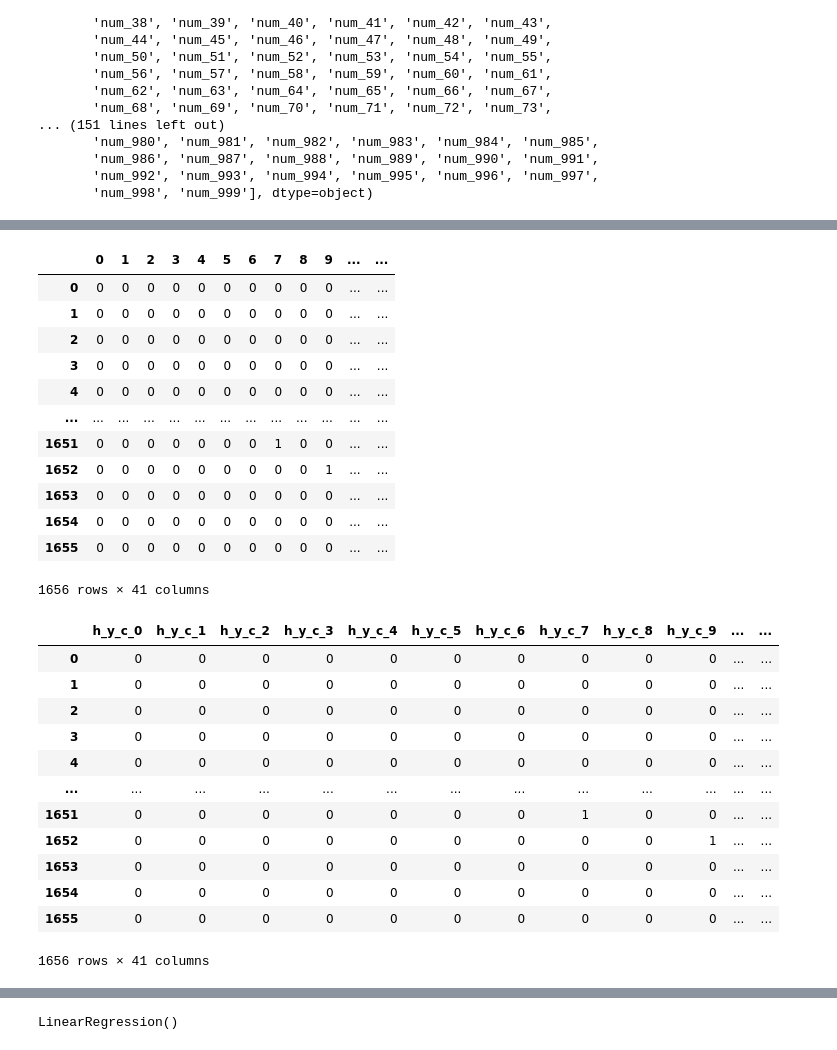
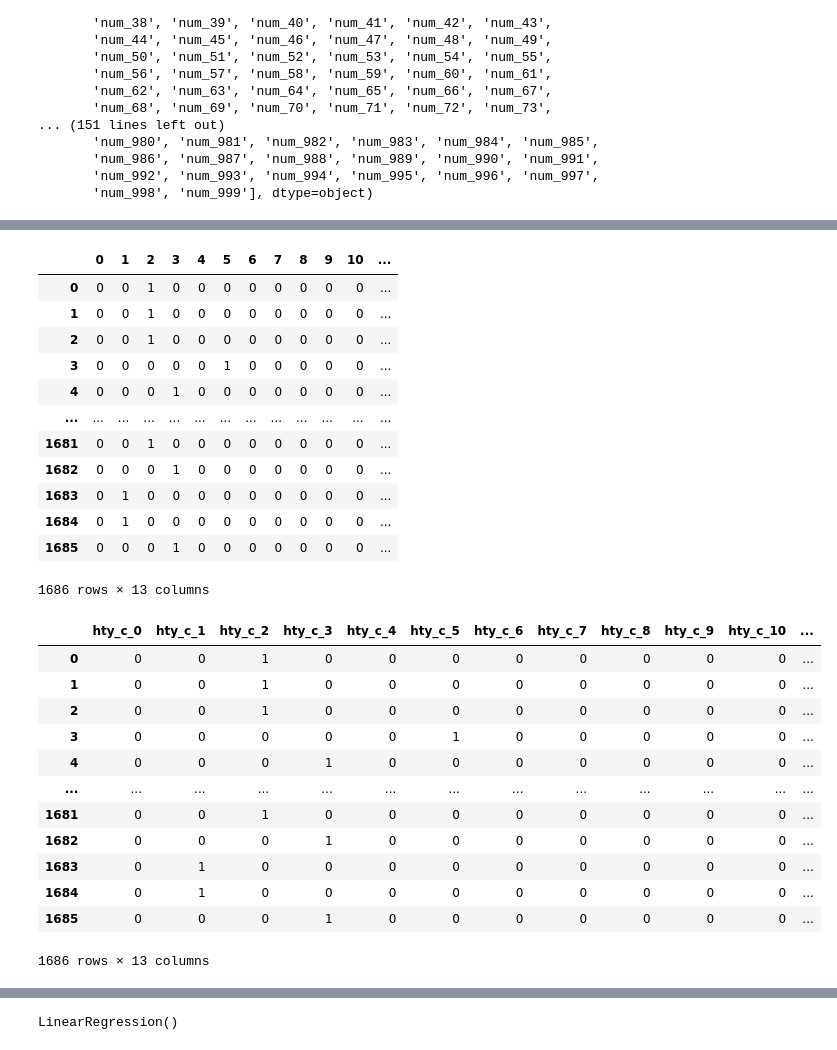
Before and after one commit to yyoshikun/workdir, a Jupyter notebook: Num_3_challenge_5.ipynb, the cells around one changed output, grey strips where cells are left out. Cells and saved outputs as stored; diff of their text form; code cells hidden in the pictures.

```diff
--- a/Num_3_challenge_5.ipynb
+++ b/Num_3_challenge_5.ipynb
@@ -1167,15 +1168,15 @@ Num_3_2018_2023
 # %%
-#055 百位と年ごとにカウント-----20240407-----
+#055 百位と十の位と年ごとにカウント-----20240407-----
 
 import collections
 list_num = Num_3_2018_2023['hp_year_join']
 df1=collections.Counter(list_num)
 
 new_column = [df1[item] for item in Num_3_2018_2023['hp_year_join'].tolist()]
-Num_3_2018_2023['h_y_counter'] = new_column
+Num_3_2018_2023['h_t_y_counter'] = new_column
 Num_3_2018_2023
 
-#40回の設置でいいと思う
+#40回の設置でいいと思う----Max8回だから12回でいこう
 # %% [output]
 |  | No | date | Lottery_result | hundreds_place | tens_place | ones_place | Next_result | add_three | ... |
 | 0 | 1 | 2018-01-04 | 858 | 8 | 5 | 8 | 384 | 21 | ... |
@@ -1193,55 +1194,55 @@ Num_3_2018_2023
 # %%
-#056 百位と年ごとにカウントの出現をダミー変数化
+#056 百位と十の位と年ごとにカウントの出現をダミー変数化---20240713更新
 
 import os
 import pandas as pd
 import numpy as np
 from sklearn.preprocessing import OneHotEncoder
 
-df_n = range(0,41,1)
+df_n = range(0,13,1)
 
 counter_list = df_n
 enc = OneHotEncoder(categories=[counter_list],sparse=False)
 
-counter_h_y = enc.fit_transform(Num_3_2018_2023[['h_y_counter']])
+counter_h_y = enc.fit_transform(Num_3_2018_2023[['h_t_y_counter']])
 df_h_y_counter = pd.DataFrame(counter_h_y,index=Num_3_2018_2023.index,columns=counter_list,dtype='int')
 df_h_y_counter
 # %% [output]
-|  | 0 | 1 | 2 | 3 | 4 | 5 | 6 | 7 | 8 | 9 | ... | ... |
-| 0 | 0 | 0 | 0 | 0 | 0 | 0 | 0 | 0 | 0 | 0 | ... | ... |
-| 1 | 0 | 0 | 0 | 0 | 0 | 0 | 0 | 0 | 0 | 0 | ... | ... |
-| 2 | 0 | 0 | 0 | 0 | 0 | 0 | 0 | 0 | 0 | 0 | ... | ... |
-| 3 | 0 | 0 | 0 | 0 | 0 | 0 | 0 | 0 | 0 | 0 | ... | ... |
-| 4 | 0 | 0 | 0 | 0 | 0 | 0 | 0 | 0 | 0 | 0 | ... | ... |
+|  | 0 | 1 | 2 | 3 | 4 | 5 | 6 | 7 | 8 | 9 | 10 | ... |
+| 0 | 0 | 0 | 1 | 0 | 0 | 0 | 0 | 0 | 0 | 0 | 0 | ... |
+| 1 | 0 | 0 | 1 | 0 | 0 | 0 | 0 | 0 | 0 | 0 | 0 | ... |
+| 2 | 0 | 0 | 1 | 0 | 0 | 0 | 0 | 0 | 0 | 0 | 0 | ... |
+| 3 | 0 | 0 | 0 | 0 | 0 | 1 | 0 | 0 | 0 | 0 | 0 | ... |
+| 4 | 0 | 0 | 0 | 1 | 0 | 0 | 0 | 0 | 0 | 0 | 0 | ... |
 | ... | ... | ... | ... | ... | ... | ... | ... | ... | ... | ... | ... | ... |
-| 1651 | 0 | 0 | 0 | 0 | 0 | 0 | 0 | 1 | 0 | 0 | ... | ... |
-| 1652 | 0 | 0 | 0 | 0 | 0 | 0 | 0 | 0 | 0 | 1 | ... | ... |
-| 1653 | 0 | 0 | 0 | 0 | 0 | 0 | 0 | 0 | 0 | 0 | ... | ... |
-| 1654 | 0 | 0 | 0 | 0 | 0 | 0 | 0 | 0 | 0 | 0 | ... | ... |
-| 1655 | 0 | 0 | 0 | 0 | 0 | 0 | 0 | 0 | 0 | 0 | ... | ... |
+| 1681 | 0 | 0 | 1 | 0 | 0 | 0 | 0 | 0 | 0 | 0 | 0 | ... |
+| 1682 | 0 | 0 | 0 | 1 | 0 | 0 | 0 | 0 | 0 | 0 | 0 | ... |
+| 1683 | 0 | 1 | 0 | 0 | 0 | 0 | 0 | 0 | 0 | 0 | 0 | ... |
+| 1684 | 0 | 1 | 0 | 0 | 0 | 0 | 0 | 0 | 0 | 0 | 0 | ... |
+| 1685 | 0 | 0 | 0 | 1 | 0 | 0 | 0 | 0 | 0 | 0 | 0 | ... |
-1656 rows × 41 columns
+1686 rows × 13 columns
 # %%
 #057 columns名称の変更
 
-for i in range(41):
-    name=('h_y_c_' + str(i))
+for i in range(13):
+    name=('hty_c_' + str(i))
     df_h_y_counter = df_h_y_counter.rename(columns={i: name})
 
 df_h_y_counter
 # %% [output]
-|  | h_y_c_0 | h_y_c_1 | h_y_c_2 | h_y_c_3 | h_y_c_4 | h_y_c_5 | h_y_c_6 | h_y_c_7 | h_y_c_8 | h_y_c_9 | ... | ... |
-| 0 | 0 | 0 | 0 | 0 | 0 | 0 | 0 | 0 | 0 | 0 | ... | ... |
-| 1 | 0 | 0 | 0 | 0 | 0 | 0 | 0 | 0 | 0 | 0 | ... | ... |
-| 2 | 0 | 0 | 0 | 0 | 0 | 0 | 0 | 0 | 0 | 0 | ... | ... |
-| 3 | 0 | 0 | 0 | 0 | 0 | 0 | 0 | 0 | 0 | 0 | ... | ... |
-| 4 | 0 | 0 | 0 | 0 | 0 | 0 | 0 | 0 | 0 | 0 | ... | ... |
+|  | hty_c_0 | hty_c_1 | hty_c_2 | hty_c_3 | hty_c_4 | hty_c_5 | hty_c_6 | hty_c_7 | hty_c_8 | hty_c_9 | hty_c_10 | ... |
+| 0 | 0 | 0 | 1 | 0 | 0 | 0 | 0 | 0 | 0 | 0 | 0 | ... |
+| 1 | 0 | 0 | 1 | 0 | 0 | 0 | 0 | 0 | 0 | 0 | 0 | ... |
+| 2 | 0 | 0 | 1 | 0 | 0 | 0 | 0 | 0 | 0 | 0 | 0 | ... |
+| 3 | 0 | 0 | 0 | 0 | 0 | 1 | 0 | 0 | 0 | 0 | 0 | ... |
+| 4 | 0 | 0 | 0 | 1 | 0 | 0 | 0 | 0 | 0 | 0 | 0 | ... |
 | ... | ... | ... | ... | ... | ... | ... | ... | ... | ... | ... | ... | ... |
-| 1651 | 0 | 0 | 0 | 0 | 0 | 0 | 0 | 1 | 0 | 0 | ... | ... |
-| 1652 | 0 | 0 | 0 | 0 | 0 | 0 | 0 | 0 | 0 | 1 | ... | ... |
-| 1653 | 0 | 0 | 0 | 0 | 0 | 0 | 0 | 0 | 0 | 0 | ... | ... |
-| 1654 | 0 | 0 | 0 | 0 | 0 | 0 | 0 | 0 | 0 | 0 | ... | ... |
-| 1655 | 0 | 0 | 0 | 0 | 0 | 0 | 0 | 0 | 0 | 0 | ... | ... |
+| 1681 | 0 | 0 | 1 | 0 | 0 | 0 | 0 | 0 | 0 | 0 | 0 | ... |
+| 1682 | 0 | 0 | 0 | 1 | 0 | 0 | 0 | 0 | 0 | 0 | 0 | ... |
+| 1683 | 0 | 1 | 0 | 0 | 0 | 0 | 0 | 0 | 0 | 0 | 0 | ... |
+| 1684 | 0 | 1 | 0 | 0 | 0 | 0 | 0 | 0 | 0 | 0 | 0 | ... |
+| 1685 | 0 | 0 | 0 | 1 | 0 | 0 | 0 | 0 | 0 | 0 | 0 | ... |
-1656 rows × 41 columns
+1686 rows × 13 columns
 # %%
 #058 元データとh_y_counter変数を結合
 Num_3_2018_2023 = pd.concat([Num_3_2018_2023, df_h_y_counter], axis=1)
```
Also changed, not shown: parts of 59 cells of this notebook, 7 other files.
